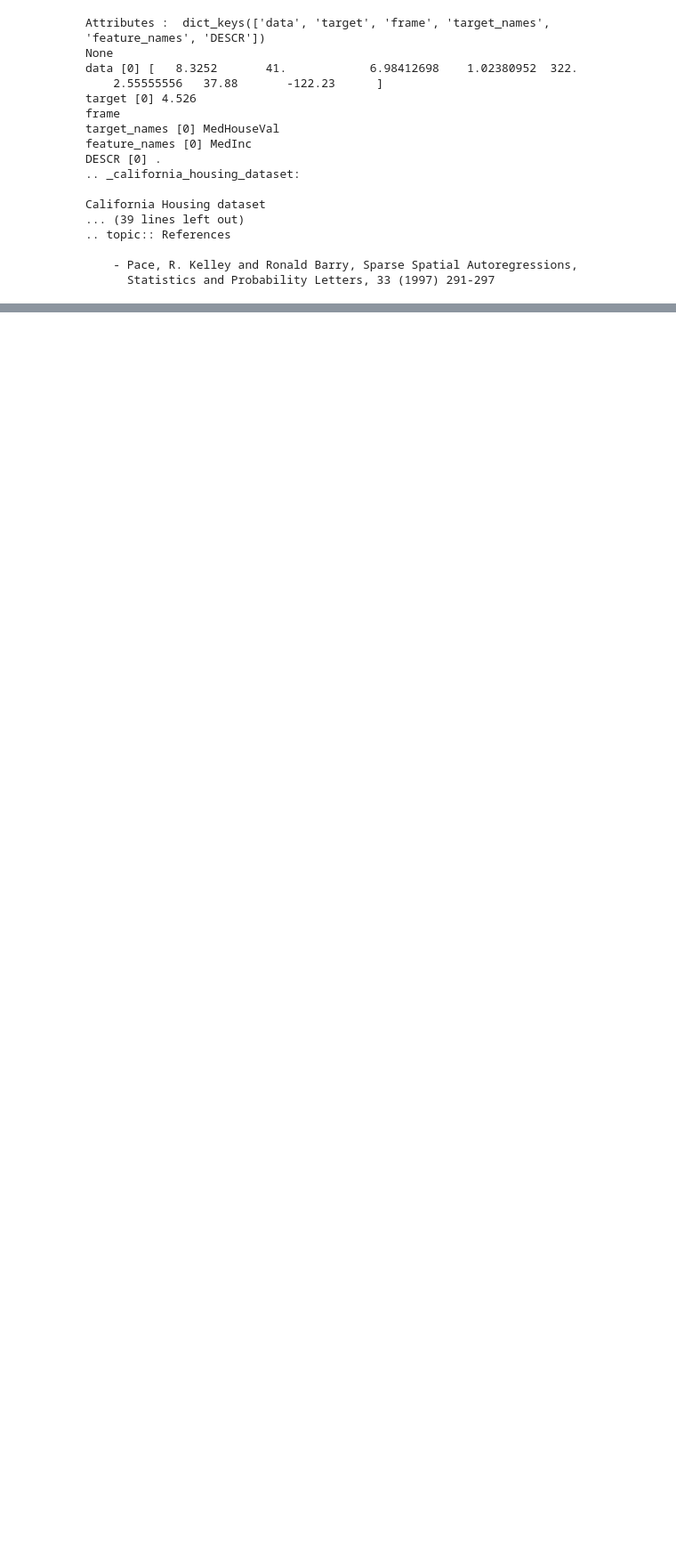
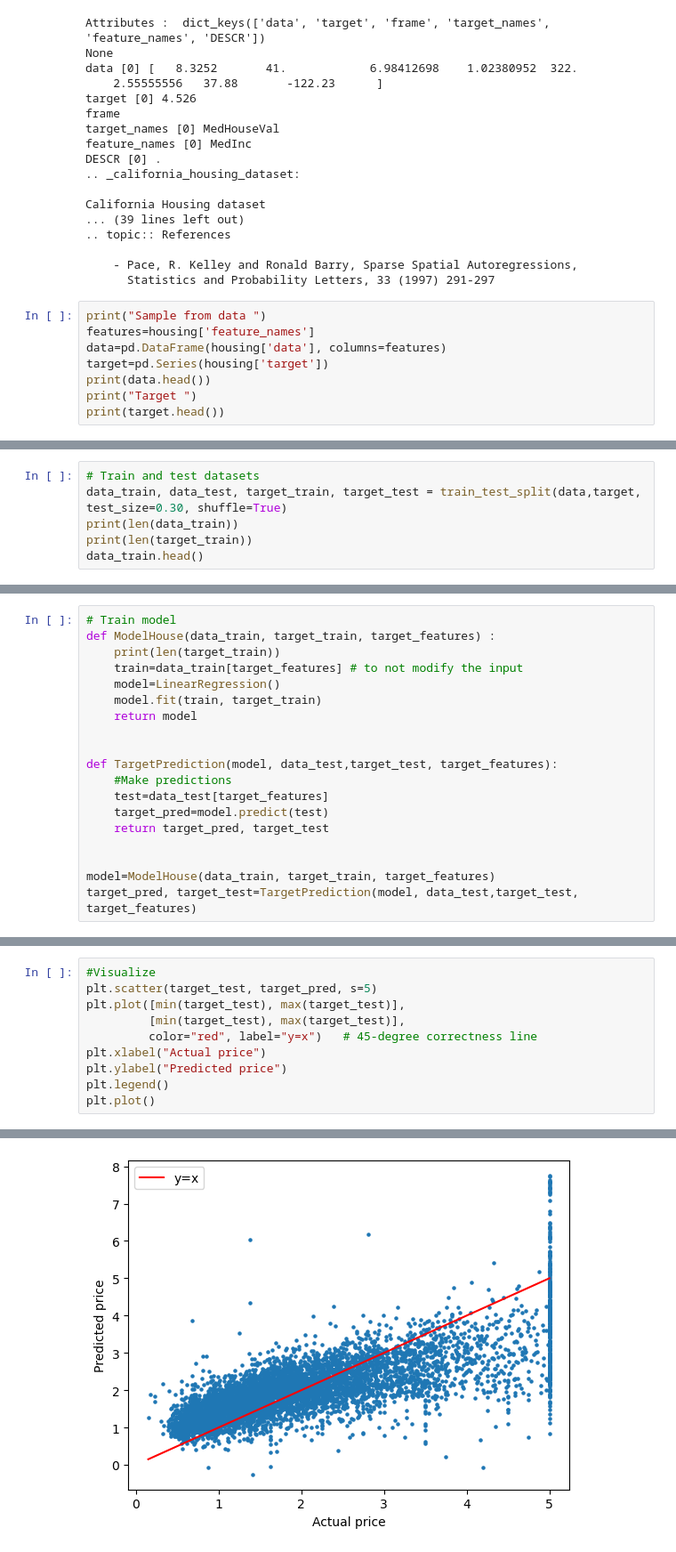
Before and after one commit to nourouis/perso, a Jupyter notebook: house_pred.ipynb, the cells around one changed output, grey strips where cells are left out. Shown at 89% size. Cells and saved outputs as stored; diff of their text form; blank space fills up the shorter version.

Commit message:
fixed model with relevant features, added prediction

```diff
--- a/house_pred.ipynb
+++ b/house_pred.ipynb
@@ -39,3 +44,11 @@ California Housing dataset
 
     - Pace, R. Kelley and Ronald Barry, Sparse Spatial Autoregressions,
       Statistics and Probability Letters, 33 (1997) 291-297
+# %%
+print("Sample from data ")
+features=housing['feature_names']
+data=pd.DataFrame(housing['data'], columns=features)
+target=pd.Series(housing['target'])
+print(data.head())
+print("Target ")
+print(target.head())
@@ -86 +97,7 @@ print('Interesting for houses prices :', target_features)
 Interesting for houses prices : ['MedInc', 'HouseAge', 'AveRooms', 'AveBedrms', 'Population']
+# %%
+# Train and test datasets
+data_train, data_test, target_train, target_test = train_test_split(data,target, test_size=0.30, shuffle=True)
+print(len(data_train))
+print(len(target_train))
+data_train.head()
@@ -86,0 +113,19 @@ Interesting for houses prices : ['MedInc', 'HouseAge', 'AveRooms', 'AveBedrms',
+# %%
+# Train model
+def ModelHouse(data_train, target_train, target_features) :
+    print(len(target_train))
+    train=data_train[target_features] # to not modify the input
+    model=LinearRegression()
+    model.fit(train, target_train)
+    return model
+
+
+def TargetPrediction(model, data_test,target_test, target_features):
+    #Make predictions
+    test=data_test[target_features]
+    target_pred=model.predict(test)
+    return target_pred, target_test
+
+
+model=ModelHouse(data_train, target_train, target_features)
+target_pred, target_test=TargetPrediction(model, data_test,target_test, target_features)
@@ -86,0 +154,11 @@ Interesting for houses prices : ['MedInc', 'HouseAge', 'AveRooms', 'AveBedrms',
+# %%
+#Visualize
+plt.scatter(target_test, target_pred, s=5)
+plt.plot([min(target_test), max(target_test)],
+         [min(target_test), max(target_test)],
+         color="red", label="y=x")   # 45-degree correctness line
+plt.xlabel("Actual price")
+plt.ylabel("Predicted price")
+plt.legend()
+plt.plot()
+# %% [output]
@@ -86,0 +166 @@ Interesting for houses prices : ['MedInc', 'HouseAge', 'AveRooms', 'AveBedrms',
+[figure, added]
```
Also changed, not shown: parts of 17 cells of this notebook.
